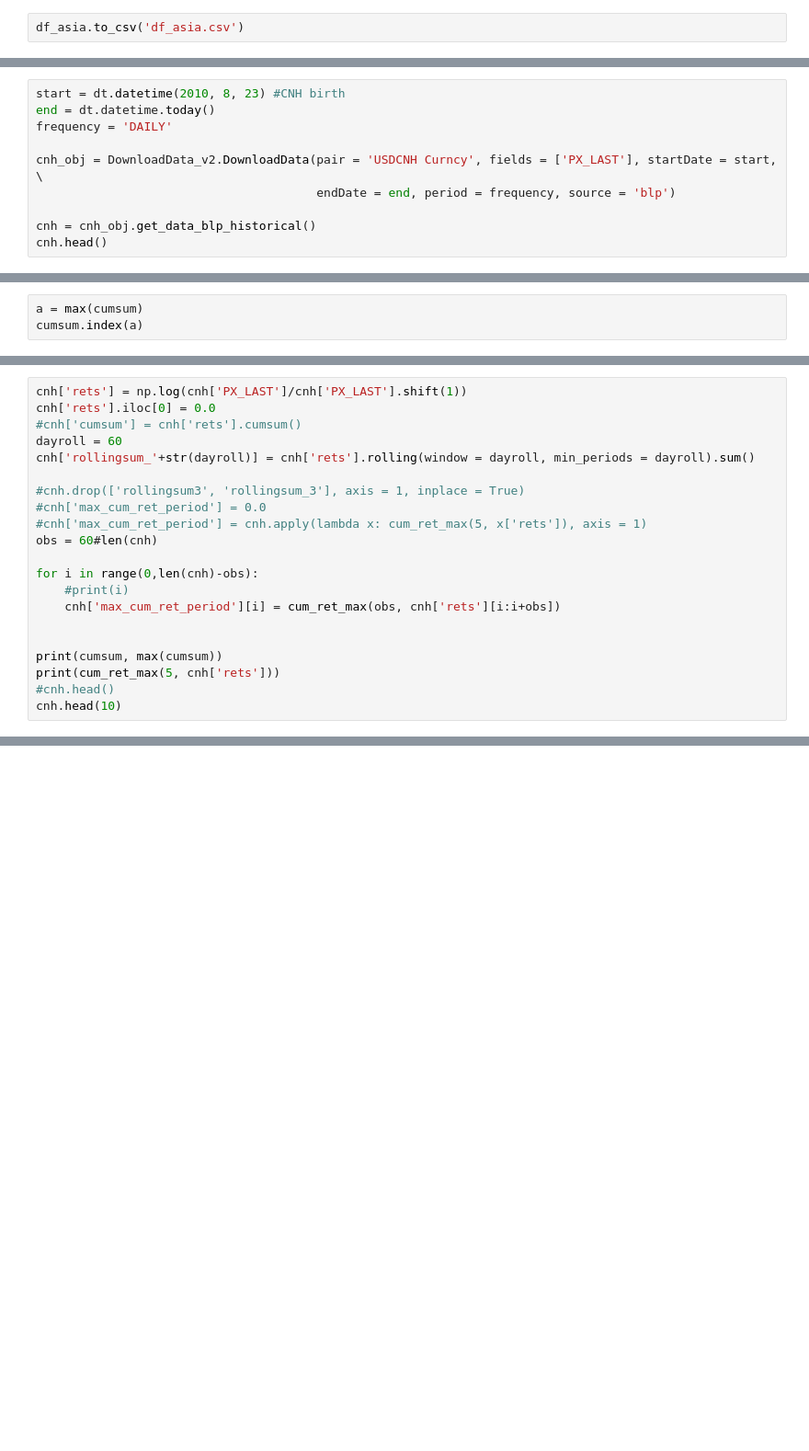
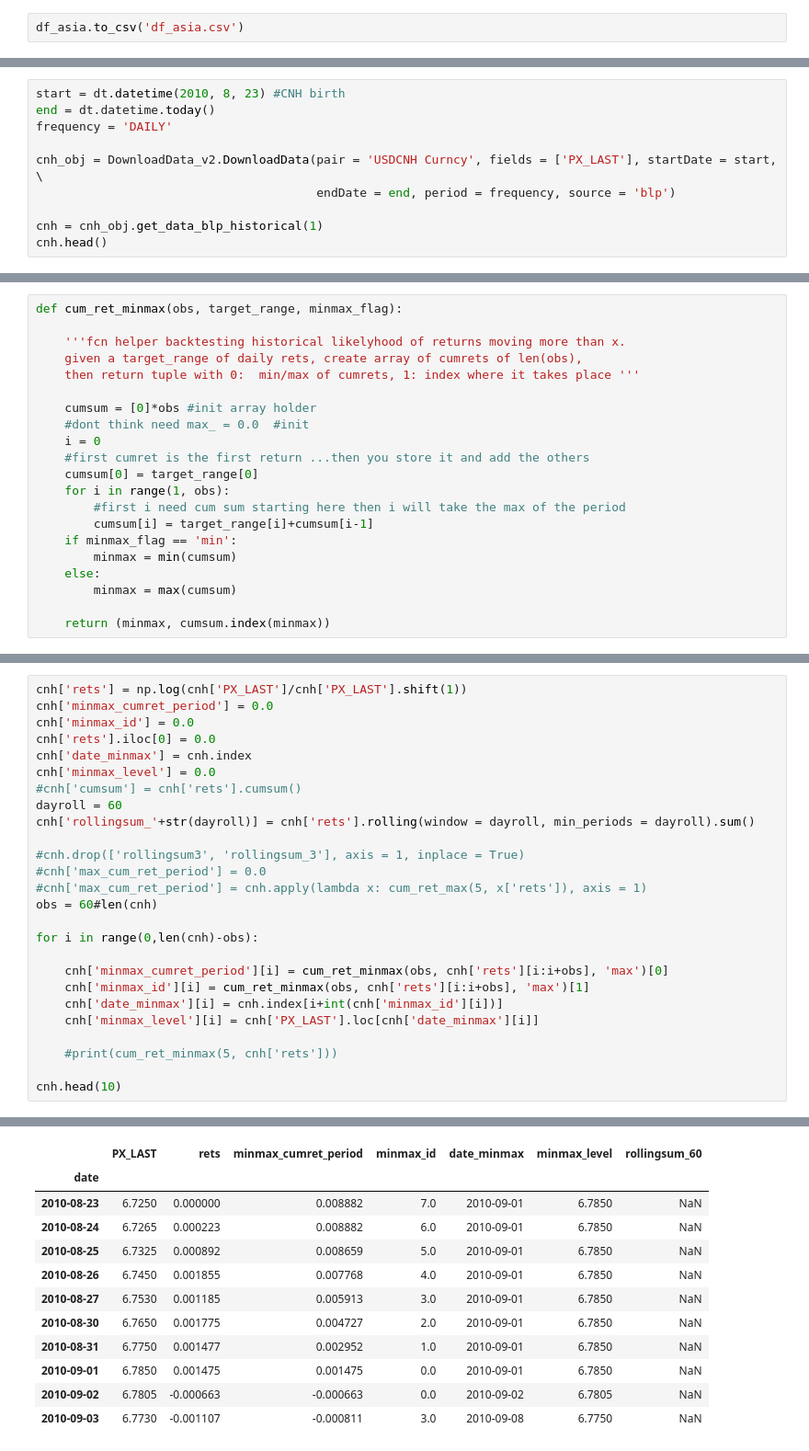
Before and after one commit to FedericoHan/TimeSeriesSeasonality, a Jupyter notebook: TimeSeriesCaseStudy_v1.ipynb, the cells around one changed output, grey strips where cells are left out. Shown: that part at 92% size. Saved outputs shown, nothing was run; the diff lists cells and outputs as text; blank space fills up the shorter version.

```diff
--- a/TimeSeriesCaseStudy_v1.ipynb
+++ b/TimeSeriesCaseStudy_v1.ipynb
@@ -486,6 +468,6 @@ frequency = 'DAILY'
 cnh_obj = DownloadData_v2.DownloadData(pair = 'USDCNH Curncy', fields = ['PX_LAST'], startDate = start, \
                                        endDate = end, period = frequency, source = 'blp')
 
-cnh = cnh_obj.get_data_blp_historical()
+cnh = cnh_obj.get_data_blp_historical(1)
 cnh.head()
 # %% [output]
@@ -544,3 +481,0 @@ def cum_ret_max(obs, target_range):
-# %%
-a = max(cumsum)
-cumsum.index(a)
@@ -584,0 +515,21 @@ TypeError: 'DatetimeIndex' object is not callable
+# %%
+def cum_ret_minmax(obs, target_range, minmax_flag):
+
+    '''fcn helper backtesting historical likelyhood of returns moving more than x.
+    given a target_range of daily rets, create array of cumrets of len(obs),
+    then return tuple with 0:  min/max of cumrets, 1: index where it takes place '''
+
+    cumsum = [0]*obs #init array holder
+    #dont think need max_ = 0.0  #init
+    i = 0
+    #first cumret is the first return ...then you store it and add the others
+    cumsum[0] = target_range[0]
+    for i in range(1, obs):
+        #first i need cum sum starting here then i will take the max of the period
+        cumsum[i] = target_range[i]+cumsum[i-1]
+    if minmax_flag == 'min':
+        minmax = min(cumsum)
+    else:
+        minmax = max(cumsum)
+
+    return (minmax, cumsum.index(minmax))
@@ -585,6 +584,10 @@ TypeError: 'DatetimeIndex' object is not callable
 # %%
 cnh['rets'] = np.log(cnh['PX_LAST']/cnh['PX_LAST'].shift(1))
+cnh['minmax_cumret_period'] = 0.0
+cnh['minmax_id'] = 0.0
 cnh['rets'].iloc[0] = 0.0
+cnh['date_minmax'] = cnh.index
+cnh['minmax_level'] = 0.0
 #cnh['cumsum'] = cnh['rets'].cumsum()
 dayroll = 60
 cnh['rollingsum_'+str(dayroll)] = cnh['rets'].rolling(window = dayroll, min_periods = dayroll).sum()
@@ -595,12 +598,13 @@ cnh['rollingsum_'+str(dayroll)] = cnh['rets'].rolling(window = dayroll, min_peri
 obs = 60#len(cnh)
 
 for i in range(0,len(cnh)-obs):
-    #print(i)
-    cnh['max_cum_ret_period'][i] = cum_ret_max(obs, cnh['rets'][i:i+obs])
 
+    cnh['minmax_cumret_period'][i] = cum_ret_minmax(obs, cnh['rets'][i:i+obs], 'max')[0]
+    cnh['minmax_id'][i] = cum_ret_minmax(obs, cnh['rets'][i:i+obs], 'max')[1]
+    cnh['date_minmax'][i] = cnh.index[i+int(cnh['minmax_id'][i])]
+    cnh['minmax_level'][i] = cnh['PX_LAST'].loc[cnh['date_minmax'][i]]
 
-print(cumsum, max(cumsum))
-print(cum_ret_max(5, cnh['rets']))
-#cnh.head()
+    #print(cum_ret_minmax(5, cnh['rets']))
+
 cnh.head(10)
 # %% [output]
@@ -609,2 +623,14 @@ KeyError: 'max_cum_ret_period'
+|  | PX_LAST | rets | minmax_cumret_period | minmax_id | date_minmax | minmax_level | rollingsum_60 |
+| date |  |  |  |  |  |  |  |
+| 2010-08-23 | 6.7250 | 0.000000 | 0.008882 | 7.0 | 2010-09-01 | 6.7850 | NaN |
+| 2010-08-24 | 6.7265 | 0.000223 | 0.008882 | 6.0 | 2010-09-01 | 6.7850 | NaN |
+| 2010-08-25 | 6.7325 | 0.000892 | 0.008659 | 5.0 | 2010-09-01 | 6.7850 | NaN |
+| 2010-08-26 | 6.7450 | 0.001855 | 0.007768 | 4.0 | 2010-09-01 | 6.7850 | NaN |
+| 2010-08-27 | 6.7530 | 0.001185 | 0.005913 | 3.0 | 2010-09-01 | 6.7850 | NaN |
+| 2010-08-30 | 6.7650 | 0.001775 | 0.004727 | 2.0 | 2010-09-01 | 6.7850 | NaN |
+| 2010-08-31 | 6.7750 | 0.001477 | 0.002952 | 1.0 | 2010-09-01 | 6.7850 | NaN |
+| 2010-09-01 | 6.7850 | 0.001475 | 0.001475 | 0.0 | 2010-09-01 | 6.7850 | NaN |
+| 2010-09-02 | 6.7805 | -0.000663 | -0.000663 | 0.0 | 2010-09-02 | 6.7805 | NaN |
+| 2010-09-03 | 6.7730 | -0.001107 | -0.000811 | 3.0 | 2010-09-08 | 6.7750 | NaN |
 # %%
 cnh_sort = cnh
```
Also changed, not shown: parts of 23 cells of this notebook.
